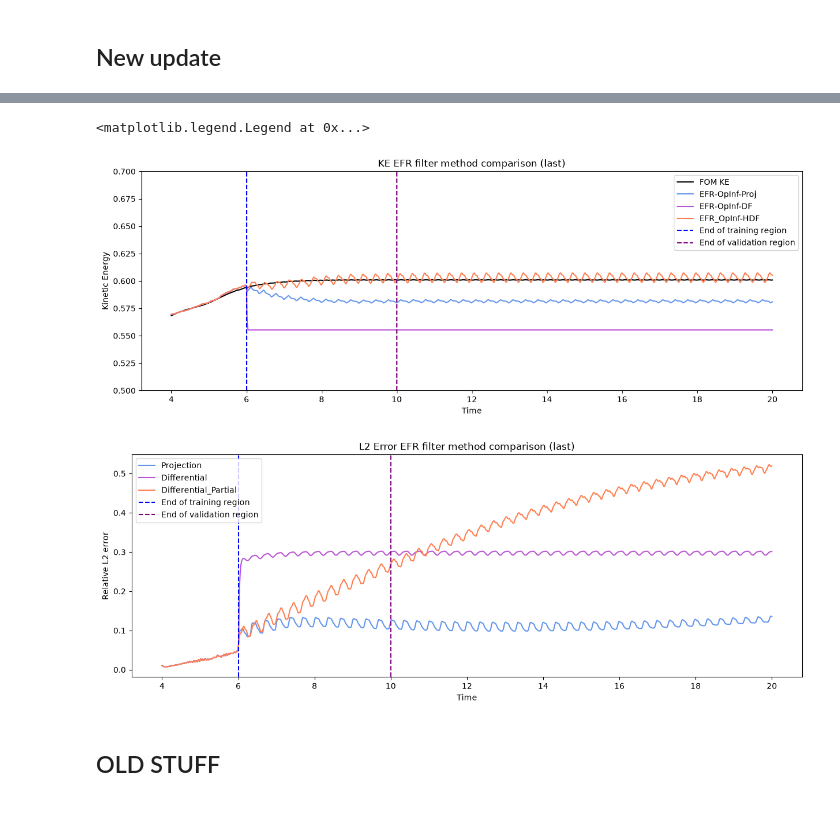
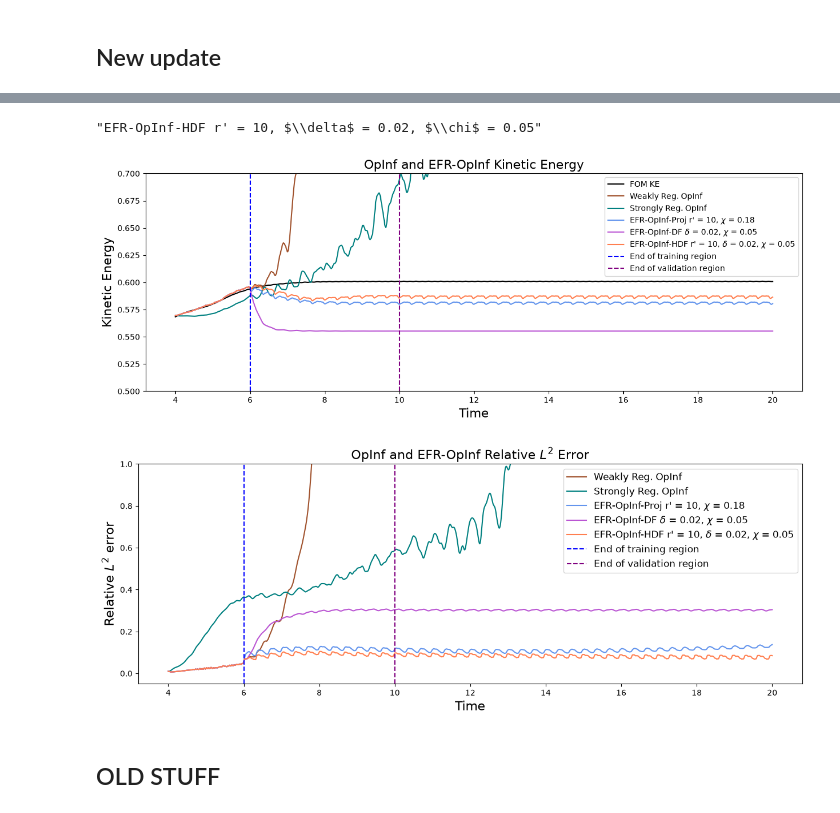
Before and after one commit to irmoore/EFR_Opinf, a Jupyter notebook: examples/EFR_Opinf_script.ipynb, the cells around one changed output, grey strips where cells are left out. Drawn from its saved outputs; the diff is of its cells as text; code cells hidden in the pictures.

Commit message:
Full workflow to reproduce paper results

```diff
--- a/examples/EFR_Opinf_script.ipynb
+++ b/examples/EFR_Opinf_script.ipynb
@@ -59,6 +59,7 @@ opinf_dict = {
     "datapath": data_dir,
     "time_integrator": RK4_solver,
     "fenicsx_interface": fenicsx_interface,
+    "L2_orthogonal": False,
 }
 
 opinf_ROM = OpInf_ROM(opinf_dict)
@@ -142 +183,10 @@ optimize_model: beta1=32, beta2=464, KE_rel_err=nan, mean_rel_L2_err=nan
+# %%
+opinf_plot_names = {
+    "optimize_model_training": "Weakly Reg. OpInf",
+    "optimize_model": "Strongly Reg. OpInf",
+}
+opinf_colors = {
+    "optimize_model_training": weak_opinf_color,
+    "optimize_model": strong_opinf_color,
+}
 # %%
@@ -239,0 +417,9 @@ Differential_Partial: KE_rel_err=5.1532e-03, mean_rel_L2_err=3.1000e-01
+# %%
+plot_names = {
+    "Projection": f"EFR-OpInf-Proj r' = {filter_results["Projection"]["filter_dict"]['r_restriction']}, $\\chi$ = {filter_results["Projection"]["filter_dict"]['chi']:.2f}",
+    "Differential": f"EFR-OpInf-DF $\\delta$ = {filter_results["Differential"]["filter_dict"]['delta']:.2f}, $\\chi$ = {filter_results["Differential"]["filter_dict"]['chi']:.2f}",
+    "Differential_Partial": f"EFR-OpInf-HDF r' = {filter_results["Differential_Partial"]["filter_dict"]['r_restriction']}, $\\delta$ = {filter_results["Differential_Partial"]["filter_dict"]['delta']:.2f}, $\\chi$ = {filter_results["Differential_Partial"]["filter_dict"]['chi']:.2f}"
+}
+plot_names["Differential_Partial"]
+# %% [output]
+"EFR-OpInf-HDF r' = 10, $\\delta$ = 0.02, $\\chi$ = 0.05"
@@ -240,28 +428,35 @@ Differential_Partial: KE_rel_err=5.1532e-03, mean_rel_L2_err=3.1000e-01
 # %%
 fig, ax = plt.subplots(figsize=(15, 5))
 any_res = next(iter(filter_results.values()))
 ax.plot(any_res["FOM_KE_times"], any_res["FOM_KE"], label="FOM KE", color="black")
+for name, res in reg_results.items():
+    ax.plot(res["ROM_KE_times"], res["ROM_KE"], label=opinf_plot_names[name], color = opinf_colors[name])
 for name, res in filter_results.items():
     ax.plot(res["ROM_KE_times"], res["ROM_KE"], label=plot_names[name], color=filter_colors[name])
 ax.axvline(x=train_times[-1], color="blue", linestyle="--", label="End of training region")
 ax.axvline(x=validate_time, color="purple", linestyle="--", label="End of validation region")
-ax.set_xlabel("Time"); ax.set_ylabel("Kinetic Energy")
-ax.set_title(f"KE EFR filter method comparison ({selection})")
-ax.legend()
+ax.set_xlabel("Time",fontsize = 16); ax.set_ylabel("Kinetic Energy", fontsize = 16)
+ax.set_title(f"OpInf and EFR-OpInf Kinetic Energy", fontsize = 16)
+ax.legend(fontsize = 10)
 ax.set_ylim([0.5, 0.7])
+fig.savefig((RESULTS_DIR / "EFR-OpInf_KE.png"), dpi = 300)
 
 fig, ax = plt.subplots(figsize=(15, 5))
+for name, res in reg_results.items():
+    ax.plot(res["error_times"], res["relative_L2_error"], label=opinf_plot_names[name], color = opinf_colors[name])
 for name, res in filter_results.items():
-    ax.plot(res["error_times"], res["relative_L2_error"], label=name, color=filter_colors[name])
+    ax.plot(res["error_times"], res["relative_L2_error"], label=plot_names[name], color=filter_colors[name])
+
 ax.axvline(x=train_times[-1], color="blue", linestyle="--", label="End of training region")
 ax.axvline(x=validate_time, color="purple", linestyle="--", label="End of validation region")
-ax.set_xlabel("Time"); ax.set_ylabel("Relative L2 error")
-ax.set_title(f"L2 Error EFR filter method comparison ({selection})")
-ax.legend()
+ax.set_xlabel("Time",fontsize = 16); ax.set_ylabel("Relative $L^2$ error",fontsize = 16)
+ax.set_title(f"OpInf and EFR-OpInf Relative $L^2$ Error",fontsize = 16)
+ax.legend(fontsize = 12)
+ax.set_ylim([-0.05, 1.0])
+fig.savefig((RESULTS_DIR / "EFR-OpInf_L2.png"), dpi = 300)
 # %% [output]
-<matplotlib.legend.Legend at 0x...>
-[figure, old version]
+[figure, new version]
-[figure, old version]
+[figure, new version]
 # %% [markdown]
 ## OLD STUFF
 # %%
```
Also changed, not shown: parts of 7 cells of this notebook, 7 other files.
